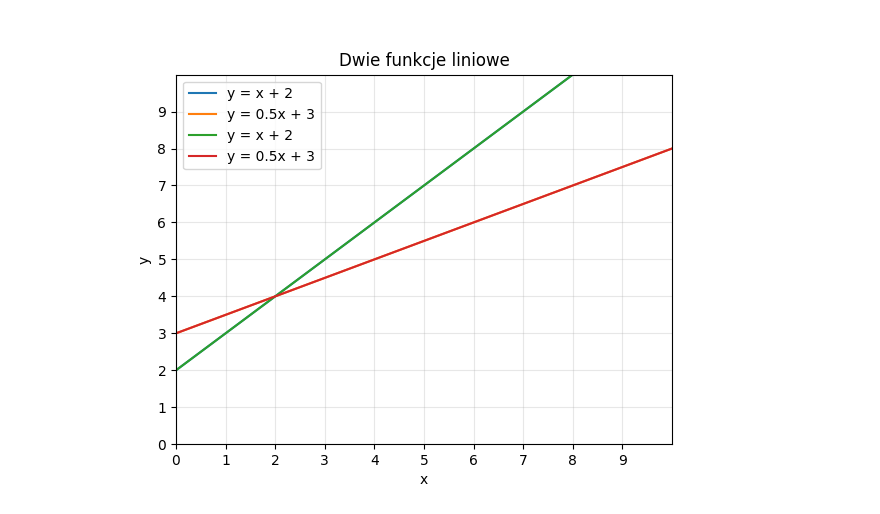
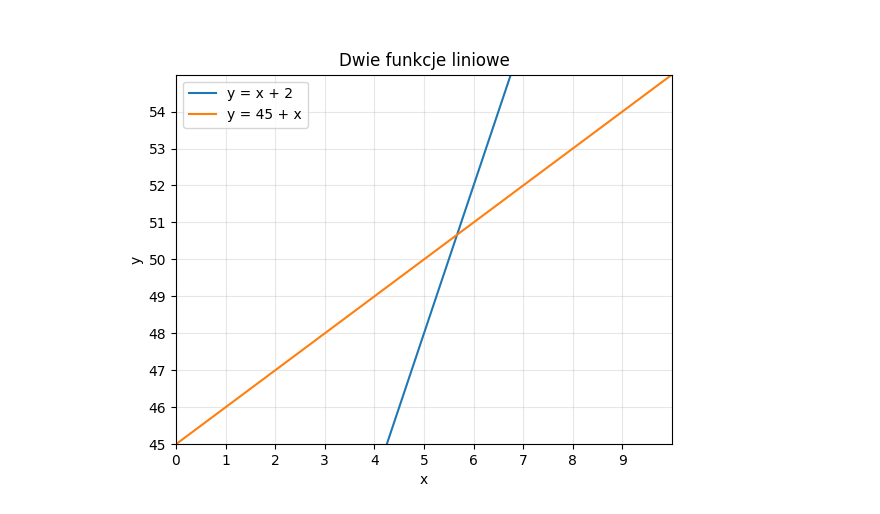
Before and after one commit to bodziosamolot/hania, a Jupyter notebook: rownania_2.ipynb, the cells around one changed output. Drawn from its saved outputs; the diff is of its cells as text; code cells hidden in the pictures.

```diff
--- a/rownania_2.ipynb
+++ b/rownania_2.ipynb
@@ -5,27 +5,27 @@ import numpy as np
 # %%
 import matplotlib.pyplot as plt
 import numpy as np
 
-x = np.linspace(0,10)
+x = np.linspace(-100,100)
 
-y1 = x+2
-y2 = x*0.5+3     # y = 0.5x + 7
+y1 = 4*x+28
+y2 = 45+x     # y = 0.5x + 7
 
 plt.xlim(0,10)
-plt.ylim(0,10)
+plt.ylim(45,55)
 
 plt.xticks(np.arange(0, 10, 1))
-plt.yticks(np.arange(0, 10, 1))
+plt.yticks(np.arange(45, 55, 1))
 
 plt.plot(x, y1, label='y = x + 2')
-plt.plot(x, y2, label='y = 0.5x + 3')
+plt.plot(x, y2, label='y = 45 + x')
 
 plt.title('Dwie funkcje liniowe')
 plt.xlabel('x')
 plt.ylabel('y')
 plt.legend()
 plt.grid(True, alpha=0.3)
 
 plt.show()
 # %% [output]
-[figure, old version]
+[figure, new version]
```
Also changed, not shown: 3 other files.
